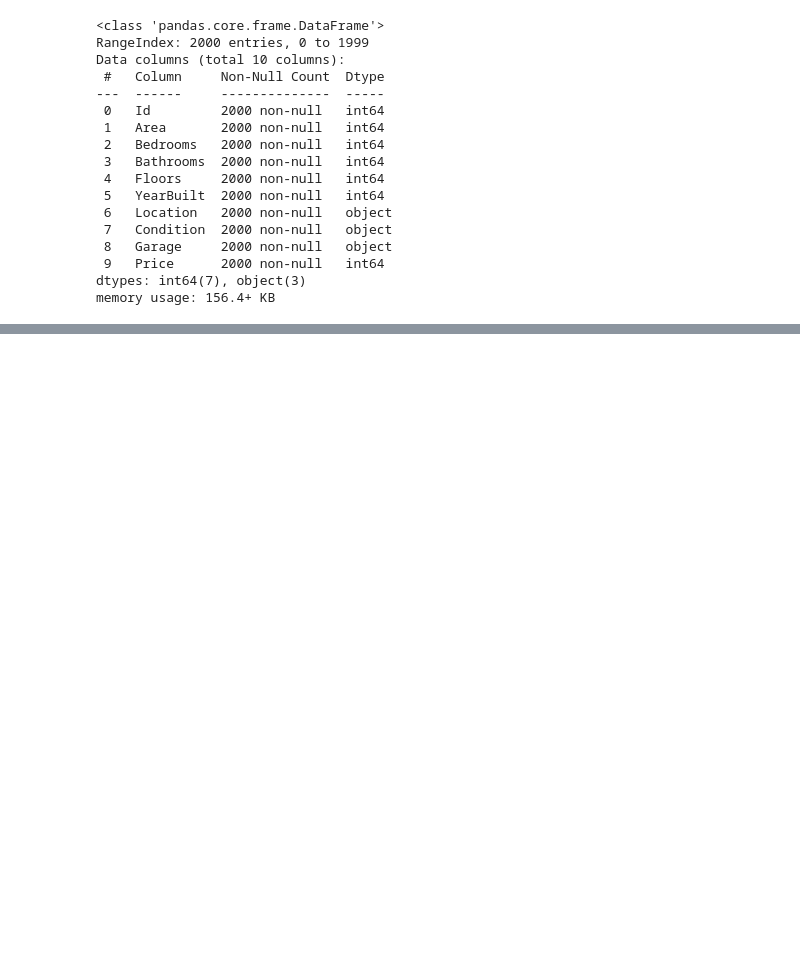
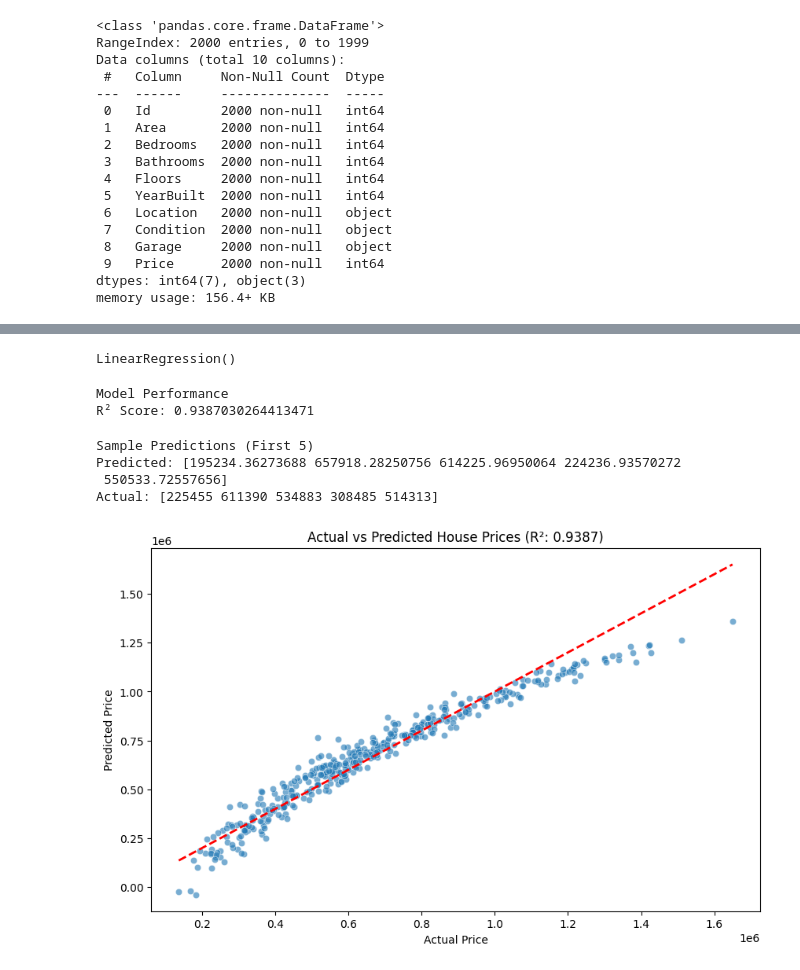
Before and after one commit to dhanush7842-developer/House-Price-Prediction-using-Linear-Regression, a Jupyter notebook: Linear Regression.ipynb, the cells around one changed output, grey strips where cells are left out. Cells and saved outputs as stored; diff of their text form; code cells hidden in the pictures; blank space fills up the shorter version.

```diff
--- a/Linear Regression.ipynb
+++ b/Linear Regression.ipynb
@@ -65,14 +76,13 @@ df.head()
 # %%
-# Features and Target
-X = df.drop(['Price','Id'], axis=1)
-y = df['Price']
+# 2. Handle Missing Values
+data = data.fillna(data.median(numeric_only=True))
 # %%
-# Split the Data
-X_train, X_test, y_train, y_test = train_test_split(
-    X, y, test_size=0.2, random_state=42
-)
+# 3. Feature Engineering
+data["Age"] = 2026 - data["YearBuilt"]
 # %%
-# Train the Model
-model = LinearRegression()
+# One-Hot Encode Categorical Variables
+data_encoded = pd.get_dummies(data, columns=['Location', 'Condition', 'Garage'], drop_first=True)
 
-model.fit(X_train, y_train)
+# Features and target
+X = data_encoded.drop(["Price", "Id"], axis=1)
+y = data_encoded["Price"]
@@ -89,6 +94,5 @@ print(y_pred[:5])
 # %%
-mse = mean_squared_error(y_test, y_pred)
-r2 = r2_score(y_test, y_pred)
-
-print("Mean Squared Error:", mse)
-print("R2 Score:", r2)
+# 6. Feature Scaling
+scaler = StandardScaler()
+X_train = scaler.fit_transform(X_train)
+X_test = scaler.transform(X_test)
@@ -107,0 +99,6 @@ plt.show()
+# %%
+# 7. Train Model
+model = LinearRegression()
+model.fit(X_train, y_train)
+# %% [output]
+LinearRegression()
@@ -107,0 +111,29 @@ plt.show()
+# %%
+print("\nModel Performance")
+print("R² Score:", r2)
+# %% [output]
+Model Performance
+R² Score: 0.9387030264413471
+# %%
+# 10. Show Sample Predictions
+print("\nSample Predictions (First 5)")
+print("Predicted:", y_pred[:5])
+print("Actual:", y_test.iloc[:5].values)
+# %% [output]
+Sample Predictions (First 5)
+Predicted: [195234.36273688 657918.28250756 614225.96950064 224236.93570272
+ 550533.72557656]
+Actual: [225455 611390 534883 308485 514313]
+# %%
+import matplotlib.pyplot as plt
+import seaborn as sns
+
+plt.figure(figsize=(10, 6))
+sns.scatterplot(x=y_test, y=y_pred, alpha=0.6)
+plt.plot([y_test.min(), y_test.max()], [y_test.min(), y_test.max()], 'r--', lw=2)
+plt.xlabel('Actual Price')
+plt.ylabel('Predicted Price')
+plt.title(f'Actual vs Predicted House Prices (R²: {r2:.4f})')
+plt.show()
+# %% [output]
+[figure, added]
```
Also changed, not shown: parts of 13 cells of this notebook, 2 other files.
